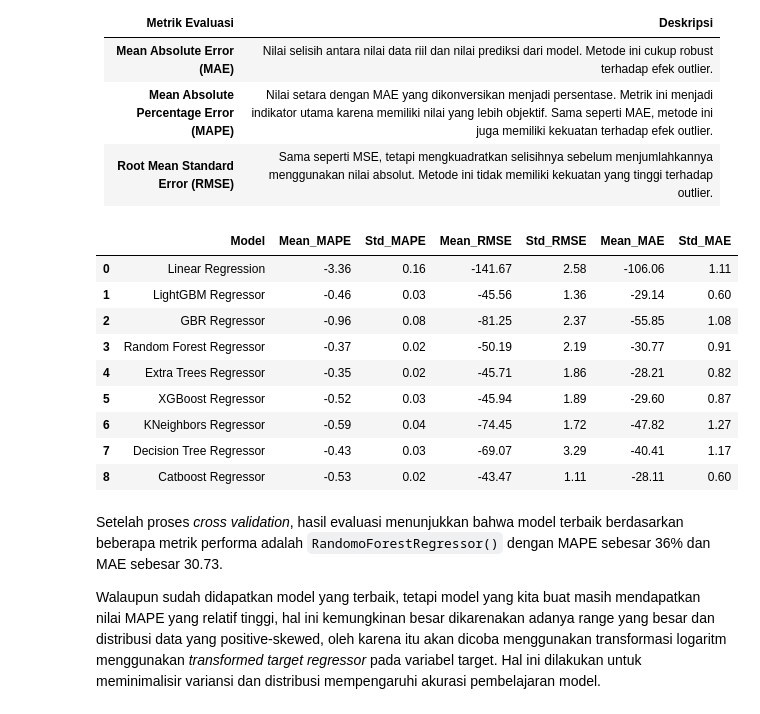
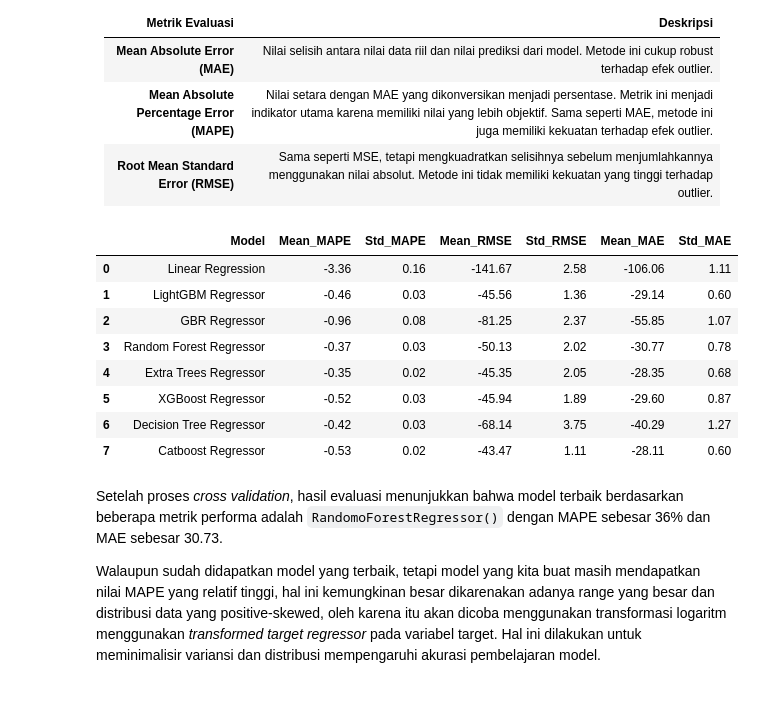
Before and after one commit to atthabrizi/JCDS-Capstone3, a Jupyter notebook: Bike Sharing ML.ipynb, the cells around one changed output. Drawn from its saved outputs; the diff is of its cells as text; code cells hidden in the pictures.

```diff
--- a/Bike Sharing ML.ipynb
+++ b/Bike Sharing ML.ipynb
@@ -494,11 +495,10 @@ gbr = GradientBoostingRegressor()
 rf = RandomForestRegressor()
 et = ExtraTreesRegressor()
 xgb = XGBRegressor()
-knn = KNeighborsRegressor()
 dt = DecisionTreeRegressor()
 cat = CatBoostRegressor(verbose=0)
 
-models = [lr, lightgbm, gbr, rf, et, xgb, knn, dt, cat]
+models = [lr, lightgbm, gbr, rf, et, xgb, dt, cat]
 # %% [markdown]
 ### **Crossvalidation and Evaluation Metric**
 ---
@@ -575,26 +575,25 @@ for reg in models:
 # %%
 # Evaluasi hasil dari 5 kandidat algoritma yang digunakan
 evaluation = pd.DataFrame({
-    'Model': ['Linear Regression', 'LightGBM Regressor', 'GBR Regressor', 'Random Forest Regressor', 'Extra Trees Regressor','XGBoost Regressor','KNeighbors Regressor','Decision Tree Regressor','Catboost Regressor'],
+    'Model': ['Linear Regression', 'LightGBM Regressor', 'GBR Regressor', 'Random Forest Regressor', 'Extra Trees Regressor','XGBoost Regressor','Decision Tree Regressor','Catboost Regressor'],
     'Mean_MAPE': mean_mape,
     'Std_MAPE': std_mape,
     'Mean_RMSE': mean_rmse,
     'Std_RMSE': std_rmse,
     'Mean_MAE': mean_mae,
     'Std_MAE': std_mae})
 
 evaluation.round(2)
 # %% [output]
 |  | Model | Mean_MAPE | Std_MAPE | Mean_RMSE | Std_RMSE | Mean_MAE | Std_MAE |
 | 0 | Linear Regression | -3.36 | 0.16 | -141.67 | 2.58 | -106.06 | 1.11 |
 | 1 | LightGBM Regressor | -0.46 | 0.03 | -45.56 | 1.36 | -29.14 | 0.60 |
-| 2 | GBR Regressor | -0.96 | 0.08 | -81.25 | 2.37 | -55.85 | 1.08 |
-| 3 | Random Forest Regressor | -0.37 | 0.02 | -50.19 | 2.19 | -30.77 | 0.91 |
-| 4 | Extra Trees Regressor | -0.35 | 0.02 | -45.71 | 1.86 | -28.21 | 0.82 |
+| 2 | GBR Regressor | -0.96 | 0.08 | -81.25 | 2.37 | -55.85 | 1.07 |
+| 3 | Random Forest Regressor | -0.37 | 0.03 | -50.13 | 2.02 | -30.77 | 0.78 |
+| 4 | Extra Trees Regressor | -0.35 | 0.02 | -45.35 | 2.05 | -28.35 | 0.68 |
 | 5 | XGBoost Regressor | -0.52 | 0.03 | -45.94 | 1.89 | -29.60 | 0.87 |
-| 6 | KNeighbors Regressor | -0.59 | 0.04 | -74.45 | 1.72 | -47.82 | 1.27 |
-| 7 | Decision Tree Regressor | -0.43 | 0.03 | -69.07 | 3.29 | -40.41 | 1.17 |
-| 8 | Catboost Regressor | -0.53 | 0.02 | -43.47 | 1.11 | -28.11 | 0.60 |
+| 6 | Decision Tree Regressor | -0.42 | 0.03 | -68.14 | 3.75 | -40.29 | 1.27 |
+| 7 | Catboost Regressor | -0.53 | 0.02 | -43.47 | 1.11 | -28.11 | 0.60 |
 # %% [markdown]
 Setelah proses *cross validation*, hasil evaluasi menunjukkan bahwa model terbaik berdasarkan beberapa metrik performa adalah `RandomoForestRegressor()` dengan MAPE sebesar 36% dan MAE sebesar 30.73.
 
```
Also changed, not shown: parts of 13 cells of this notebook, 7 other files.
